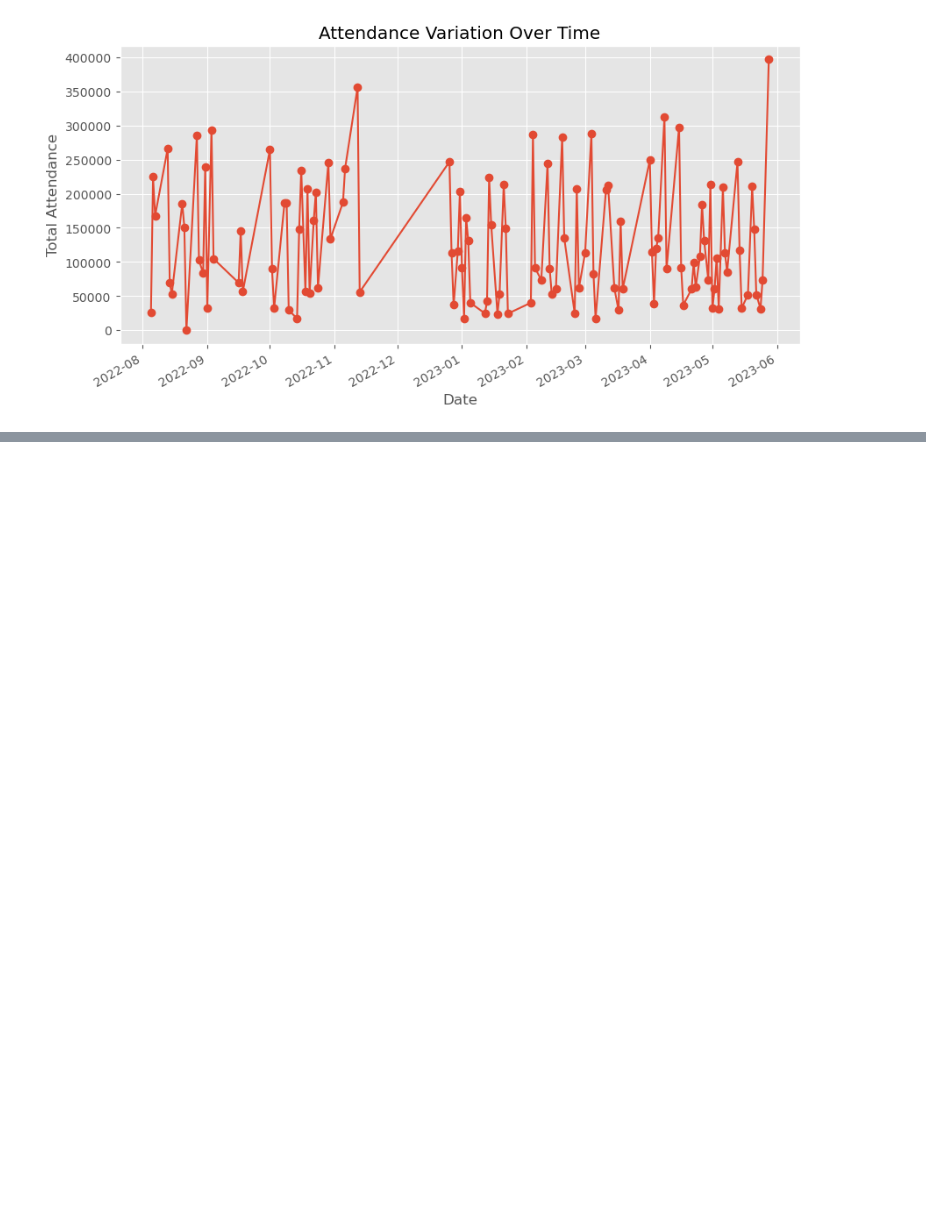
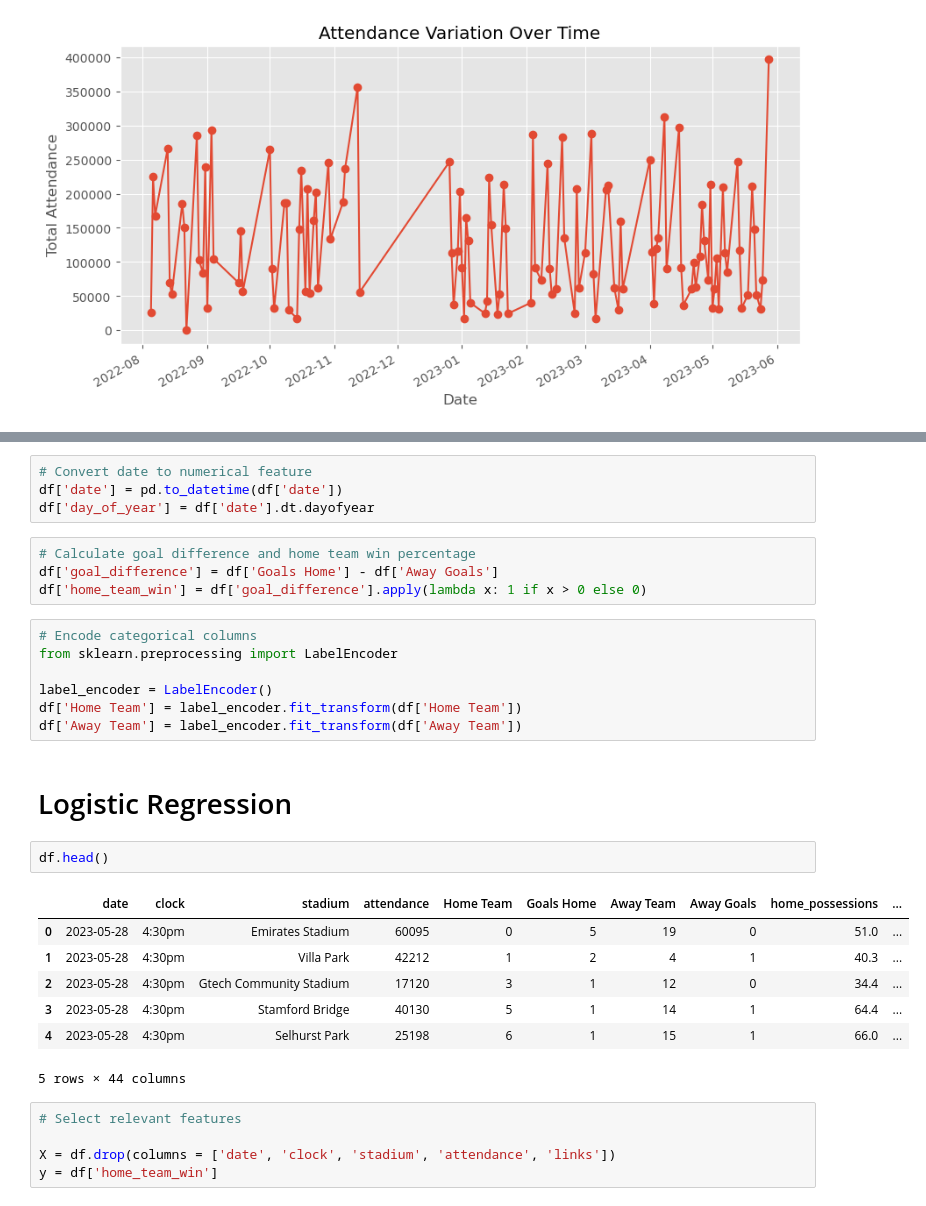
Before and after one commit to Snkiha/Premier-League-Win-Prediction, a Jupyter notebook: premierLeague_LogR.ipynb, the cells around one changed output, grey strips where cells are left out. Drawn from its saved outputs; the diff is of its cells as text; blank space fills up the shorter version.

```diff
--- a/premierLeague_LogR.ipynb
+++ b/premierLeague_LogR.ipynb
@@ -192,0 +152,32 @@ df[['Home Team', 'Goals Home', 'Away Team', 'Away Goals', 'target']].head()
+# %%
+# Convert date to numerical feature
+df['date'] = pd.to_datetime(df['date'])
+df['day_of_year'] = df['date'].dt.dayofyear
+# %%
+# Calculate goal difference and home team win percentage
+df['goal_difference'] = df['Goals Home'] - df['Away Goals']
+df['home_team_win'] = df['goal_difference'].apply(lambda x: 1 if x > 0 else 0)
+# %%
+# Encode categorical columns
+from sklearn.preprocessing import LabelEncoder
+
+label_encoder = LabelEncoder()
+df['Home Team'] = label_encoder.fit_transform(df['Home Team'])
+df['Away Team'] = label_encoder.fit_transform(df['Away Team'])
+# %% [markdown]
+# Logistic Regression
+# %%
+df.head()
+# %% [output]
+|  | date | clock | stadium | attendance | Home Team | Goals Home | Away Team | Away Goals | home_possessions | ... |
+| 0 | 2023-05-28 | 4:30pm | Emirates Stadium | 60095 | 0 | 5 | 19 | 0 | 51.0 | ... |
+| 1 | 2023-05-28 | 4:30pm | Villa Park | 42212 | 1 | 2 | 4 | 1 | 40.3 | ... |
+| 2 | 2023-05-28 | 4:30pm | Gtech Community Stadium | 17120 | 3 | 1 | 12 | 0 | 34.4 | ... |
+| 3 | 2023-05-28 | 4:30pm | Stamford Bridge | 40130 | 5 | 1 | 14 | 1 | 64.4 | ... |
+| 4 | 2023-05-28 | 4:30pm | Selhurst Park | 25198 | 6 | 1 | 15 | 1 | 66.0 | ... |
+5 rows × 44 columns
+# %%
+# Select relevant features
+
+X = df.drop(columns = ['date', 'clock', 'stadium', 'attendance', 'links'])
+y = df['home_team_win']
```
Also changed, not shown: parts of 17 cells of this notebook.
